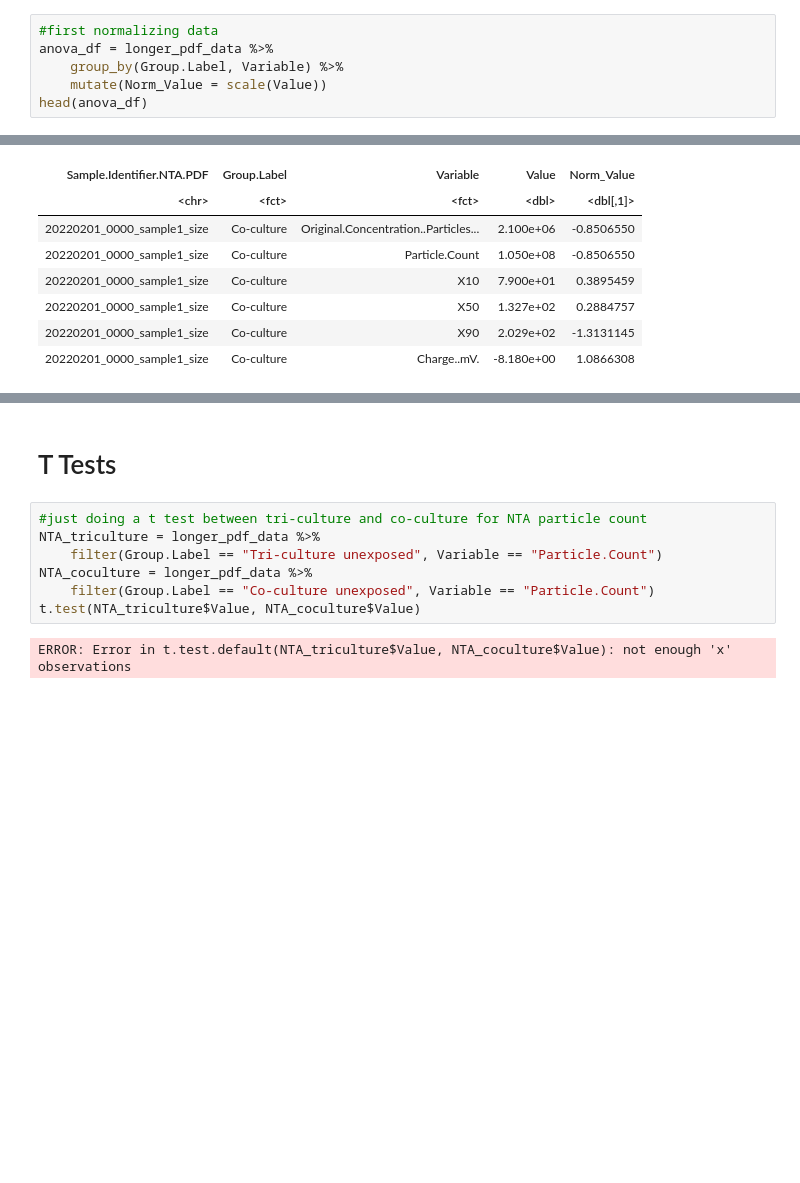
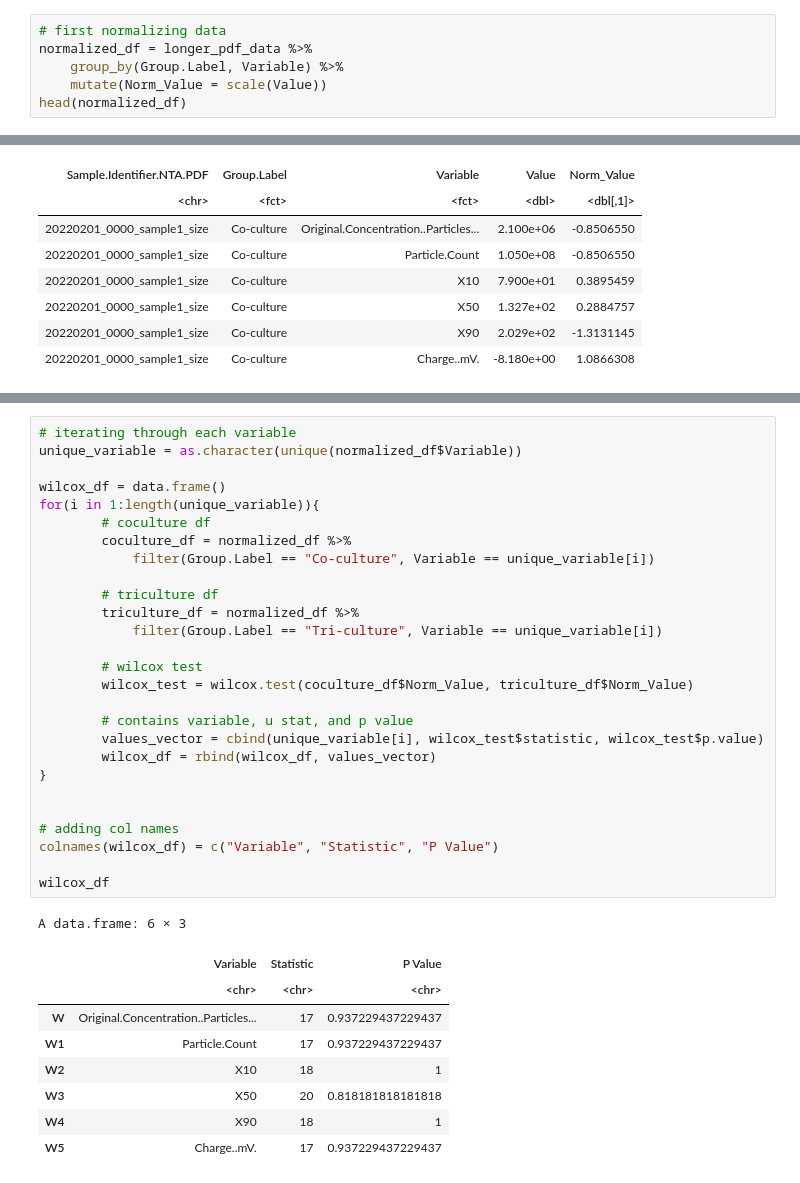
Before and after one commit to UNC-CEMALB/Characterizing-the-Extracellular-Vesicle-Proteomic-Landscape-of-the-Human-Airway-using-In-vitro-Orga, a Jupyter notebook: 1. EV NTA PDF Data Visualization/PDF Data Visualization (Figure 2).ipynb, the cells around one changed output, grey strips where cells are left out. Drawn from its saved outputs; the diff is of its cells as text; blank space fills up the shorter version.

```diff
--- a/1. EV NTA PDF Data Visualization/PDF Data Visualization (Figure 2).ipynb
+++ b/1. EV NTA PDF Data Visualization/PDF Data Visualization (Figure 2).ipynb
@@ -108,9 +109,9 @@ Determining if there are statistically significant differences between groups wi
 # %%
-#first normalizing data
-anova_df = longer_pdf_data %>%
+# first normalizing data
+normalized_df = longer_pdf_data %>%
     group_by(Group.Label, Variable) %>%
     mutate(Norm_Value = scale(Value))
-head(anova_df)
+head(normalized_df)
 # %% [output]
 A grouped_df: 6 × 5
 | Sample.Identifier.NTA.PDF | Group.Label | Variable | Value | Norm_Value |
@@ -175,11 +125,37 @@ Residuals       10 10
-# %% [markdown]
-# T Tests
-# %%
-#just doing a t test between tri-culture and co-culture for NTA particle count
-NTA_triculture = longer_pdf_data %>%
-    filter(Group.Label == "Tri-culture unexposed", Variable == "Particle.Count")
-NTA_coculture = longer_pdf_data %>%
-    filter(Group.Label == "Co-culture unexposed", Variable == "Particle.Count")
-t.test(NTA_triculture$Value, NTA_coculture$Value)
-# %% [output]
-ERROR: Error in t.test.default(NTA_triculture$Value, NTA_coculture$Value): not enough 'x' observations
+# %%
+# iterating through each variable
+unique_variable = as.character(unique(normalized_df$Variable))
+
+wilcox_df = data.frame()
+for(i in 1:length(unique_variable)){
+        # coculture df
+        coculture_df = normalized_df %>%
+            filter(Group.Label == "Co-culture", Variable == unique_variable[i])
+
+        # triculture df
+        triculture_df = normalized_df %>%
+            filter(Group.Label == "Tri-culture", Variable == unique_variable[i])
+
+        # wilcox test
+        wilcox_test = wilcox.test(coculture_df$Norm_Value, triculture_df$Norm_Value)
+
+        # contains variable, u stat, and p value
+        values_vector = cbind(unique_variable[i], wilcox_test$statistic, wilcox_test$p.value)
+        wilcox_df = rbind(wilcox_df, values_vector)
+}
+
+
+# adding col names
+colnames(wilcox_df) = c("Variable", "Statistic", "P Value")
+
+wilcox_df
+# %% [output]
+A data.frame: 6 × 3
+|  | Variable | Statistic | P Value |
+|  | <chr> | <chr> | <chr> |
+| W | Original.Concentration..Particles... | 17 | 0.937229437229437 |
+| W1 | Particle.Count | 17 | 0.937229437229437 |
+| W2 | X10 | 18 | 1 |
+| W3 | X50 | 20 | 0.818181818181818 |
+| W4 | X90 | 18 | 1 |
+| W5 | Charge..mV. | 17 | 0.937229437229437 |
```
Also changed, not shown: parts of 7 cells of this notebook.
